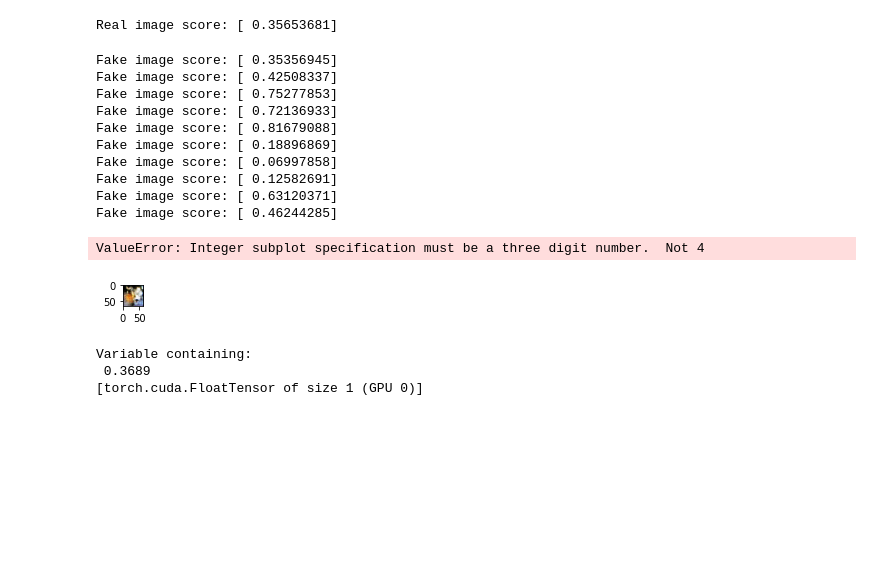
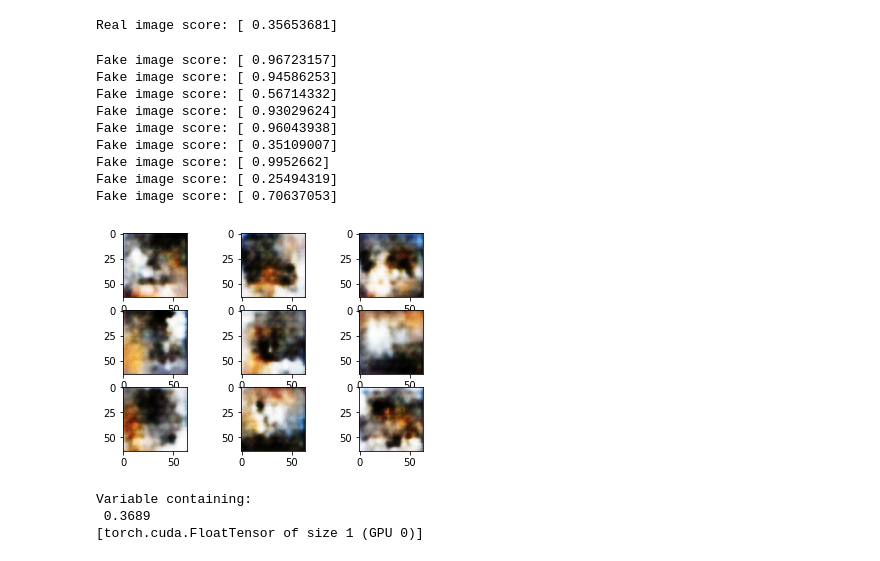
Before and after one commit to csgwon/examples, a Jupyter notebook: dcgan/DCGAN.ipynb, the cells around one changed output. Drawn from its saved outputs; the diff is of its cells as text; code cells hidden in the pictures; blank space fills up the shorter version.

```diff
--- a/dcgan/DCGAN.ipynb
+++ b/dcgan/DCGAN.ipynb
@@ -351,29 +351,27 @@ Real image score: [ 0.35653681]
 # %%
 # - test against fake images
 plt.figure()
-for i in range(1,11):
+for i in range(1,10):
     test_noise = torch.FloatTensor(1, nz, 1, 1).normal_(0,1)
     test_noisev = Variable(test_noise)
     if torch.cuda.is_available():
         test_noisev = test_noisev.cuda()
     test_fake_input = netG(test_noisev)
     test_fake_output = netD(test_fake_input)
     print('Fake image score: ' + str(test_fake_output.cpu().data.numpy()))
-    plt.subplot(i*100+55)
+    plt.subplot(3, 3, i)
     plt.imshow(Unnormalize(test_fake_input.cpu().data.numpy()[0].transpose(1,2,0)))
 # %% [output]
-Fake image score: [ 0.35356945]
-Fake image score: [ 0.42508337]
-Fake image score: [ 0.75277853]
-Fake image score: [ 0.72136933]
-Fake image score: [ 0.81679088]
-Fake image score: [ 0.18896869]
-Fake image score: [ 0.06997858]
-Fake image score: [ 0.12582691]
-Fake image score: [ 0.63120371]
-Fake image score: [ 0.46244285]
+Fake image score: [ 0.96723157]
+Fake image score: [ 0.94586253]
+Fake image score: [ 0.56714332]
+Fake image score: [ 0.93029624]
+Fake image score: [ 0.96043938]
+Fake image score: [ 0.35109007]
+Fake image score: [ 0.9952662]
+Fake image score: [ 0.25494319]
+Fake image score: [ 0.70637053]
-ValueError: Integer subplot specification must be a three digit number.  Not 4
-[figure, old version]
+[figure, new version]
 # %%
 fixed_noise_input = netG(fixed_noise[0].unsqueeze(0))
 fixed_noise_output = netD(fixed_noise_input)
```
